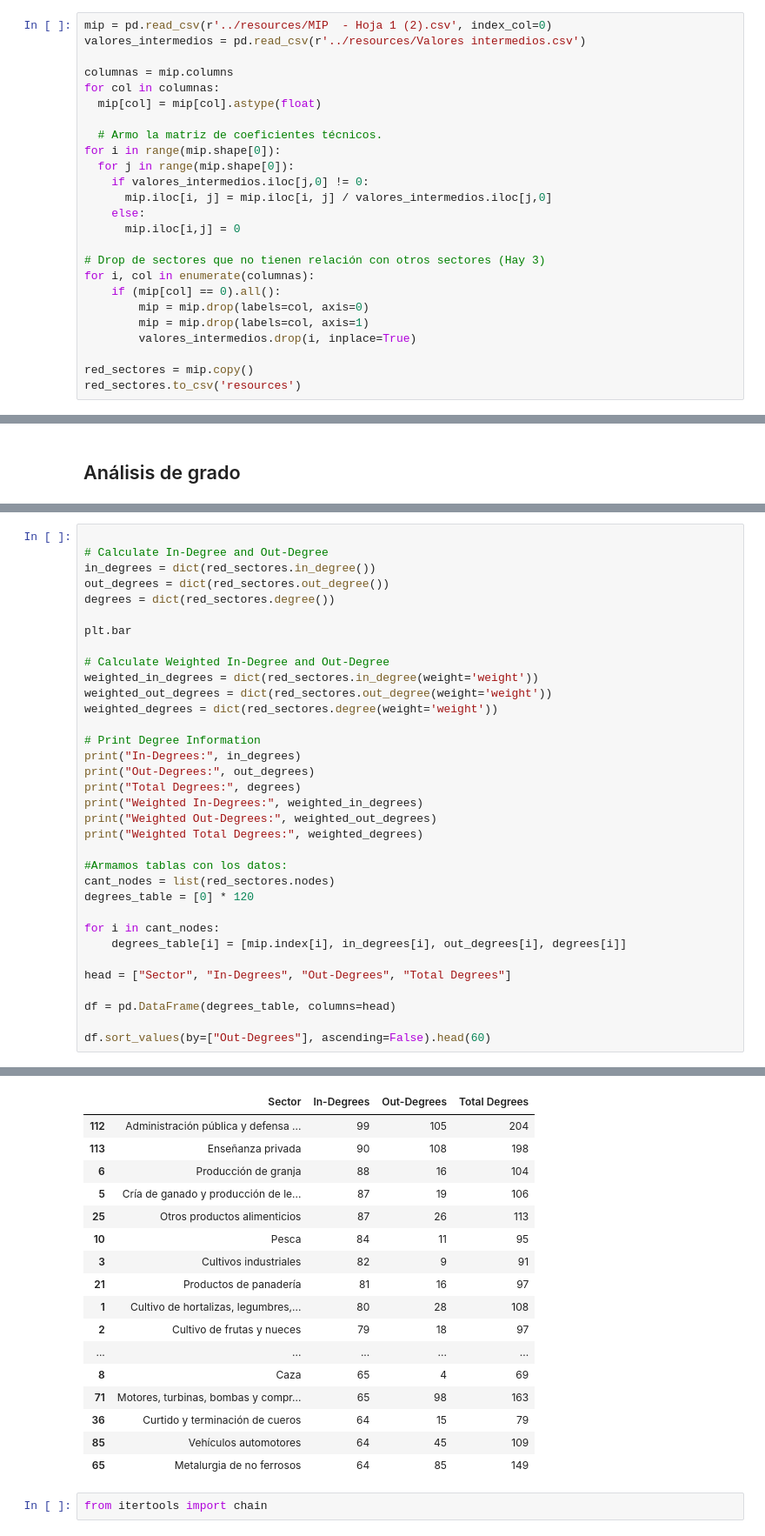
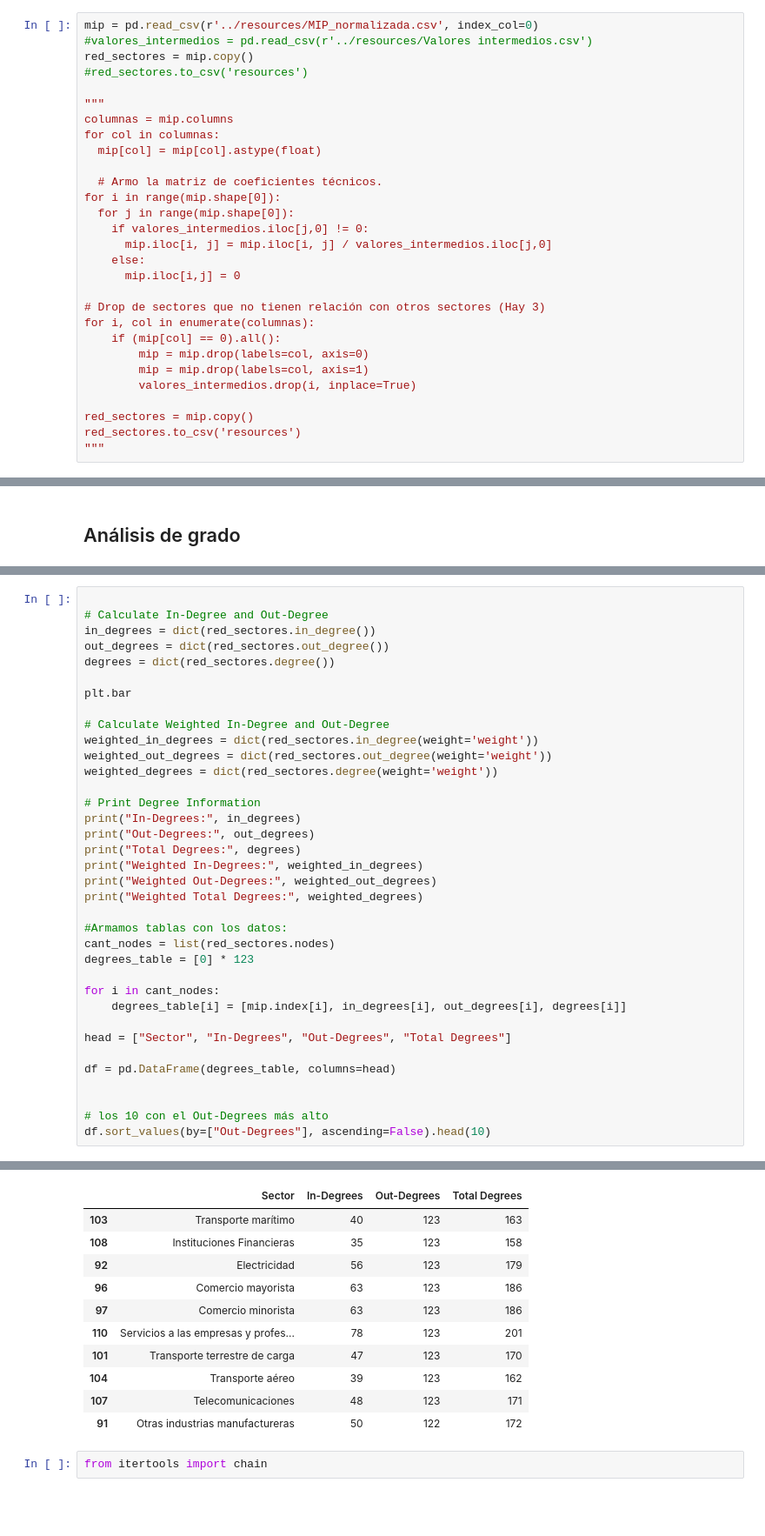
Before and after one commit to akielbowicz/tp-msscae-2024, a Jupyter notebook: notebooks/analisis_grafo.ipynb, the cells around one changed output, grey strips where cells are left out. Shown at 87% size. Drawn from its saved outputs; the diff is of its cells as text; blank space fills up the shorter version.

```diff
--- a/notebooks/analisis_grafo.ipynb
+++ b/notebooks/analisis_grafo.ipynb
@@ -12,9 +12,12 @@ from matplotlib.patches import Polygon
 # %% [markdown]
 ## Creación del grafo
 # %%
-mip = pd.read_csv(r'../resources/MIP  - Hoja 1 (2).csv', index_col=0)
-valores_intermedios = pd.read_csv(r'../resources/Valores intermedios.csv')
+mip = pd.read_csv(r'../resources/MIP_normalizada.csv', index_col=0)
+#valores_intermedios = pd.read_csv(r'../resources/Valores intermedios.csv')
+red_sectores = mip.copy()
+#red_sectores.to_csv('resources')
 
+"""
 columnas = mip.columns
 for col in columnas:
   mip[col] = mip[col].astype(float)
@@ -36,3 +39,4 @@ for i, col in enumerate(columnas):
 
 red_sectores = mip.copy()
 red_sectores.to_csv('resources')
+"""
@@ -108,7 +114,7 @@ print("Weighted Total Degrees:", weighted_degrees)
 
 #Armamos tablas con los datos:
 cant_nodes = list(red_sectores.nodes)
-degrees_table = [0] * 120
+degrees_table = [0] * 123
 
 for i in cant_nodes:
     degrees_table[i] = [mip.index[i], in_degrees[i], out_degrees[i], degrees[i]]
@@ -117,6 +123,8 @@ head = ["Sector", "In-Degrees", "Out-Degrees", "Total Degrees"]
 
 df = pd.DataFrame(degrees_table, columns=head)
 
-df.sort_values(by=["Out-Degrees"], ascending=False).head(60)
+
+# los 10 con el Out-Degrees más alto
+df.sort_values(by=["Out-Degrees"], ascending=False).head(10)
 # %% [output]
 In-Degrees: {0: 77, 1: 80, 2: 79, 3: 82, 4: 73, 5: 87, 6: 88, 7: 69, 8: 65, 9: 71, 10: 84, 11: 50, 12: 36, 13: 38, 14: 76, 15: 63, 16: 74, 17: 66, 18: 72, 19: 67, 20: 72, 21: 81, 22: 66, 23: 72, 24: 7 ...
@@ -128,20 +136,14 @@ Weighted Total Degrees: {0: 8.847828431259064, 1: 1.9654232208110431, 2: 1.77764
 |  | Sector | In-Degrees | Out-Degrees | Total Degrees |
-| 112 | Administración pública y defensa ... | 99 | 105 | 204 |
-| 113 | Enseñanza privada | 90 | 108 | 198 |
-| 6 | Producción de granja | 88 | 16 | 104 |
-| 5 | Cría de ganado y producción de le... | 87 | 19 | 106 |
-| 25 | Otros productos alimenticios | 87 | 26 | 113 |
-| 10 | Pesca | 84 | 11 | 95 |
-| 3 | Cultivos industriales | 82 | 9 | 91 |
-| 21 | Productos de panadería | 81 | 16 | 97 |
-| 1 | Cultivo de hortalizas, legumbres,... | 80 | 28 | 108 |
-| 2 | Cultivo de frutas y nueces | 79 | 18 | 97 |
-| ... | ... | ... | ... | ... |
-| 8 | Caza | 65 | 4 | 69 |
-| 71 | Motores, turbinas, bombas y compr... | 65 | 98 | 163 |
-| 36 | Curtido y terminación de cueros | 64 | 15 | 79 |
-| 85 | Vehículos automotores | 64 | 45 | 109 |
-| 65 | Metalurgia de no ferrosos | 64 | 85 | 149 |
+| 103 | Transporte marítimo | 40 | 123 | 163 |
+| 108 | Instituciones Financieras | 35 | 123 | 158 |
+| 92 | Electricidad | 56 | 123 | 179 |
+| 96 | Comercio mayorista | 63 | 123 | 186 |
+| 97 | Comercio minorista | 63 | 123 | 186 |
+| 110 | Servicios a las empresas y profes... | 78 | 123 | 201 |
+| 101 | Transporte terrestre de carga | 47 | 123 | 170 |
+| 104 | Transporte aéreo | 39 | 123 | 162 |
+| 107 | Telecomunicaciones | 48 | 123 | 171 |
+| 91 | Otras industrias manufactureras | 50 | 122 | 172 |
 # %%
 from itertools import chain
 # %%
```
Also changed, not shown: parts of 11 cells of this notebook.
